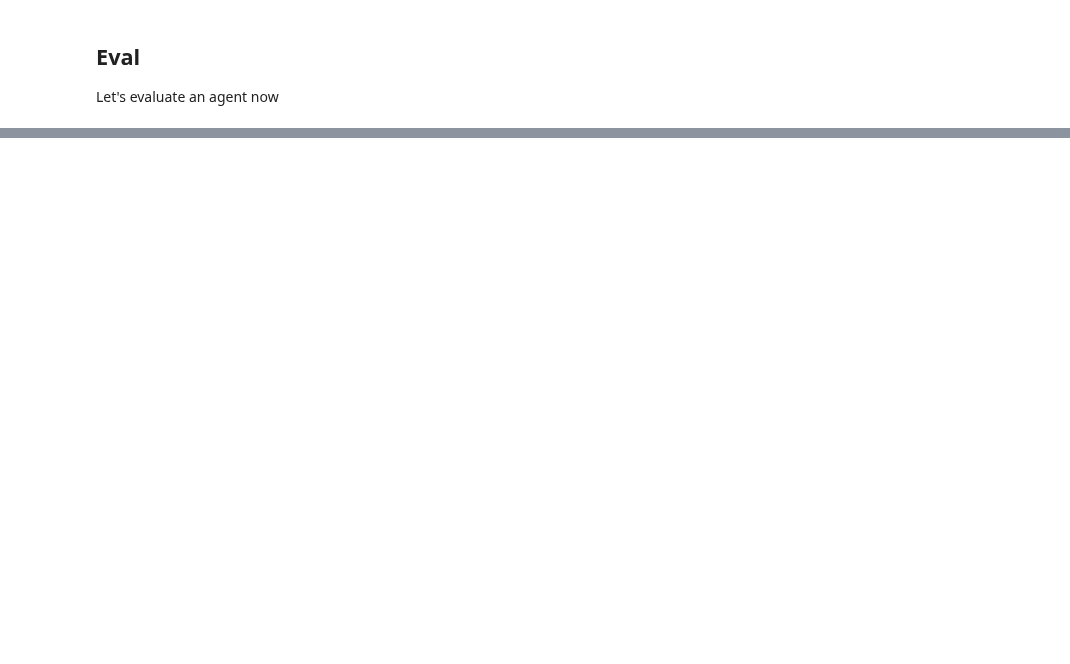
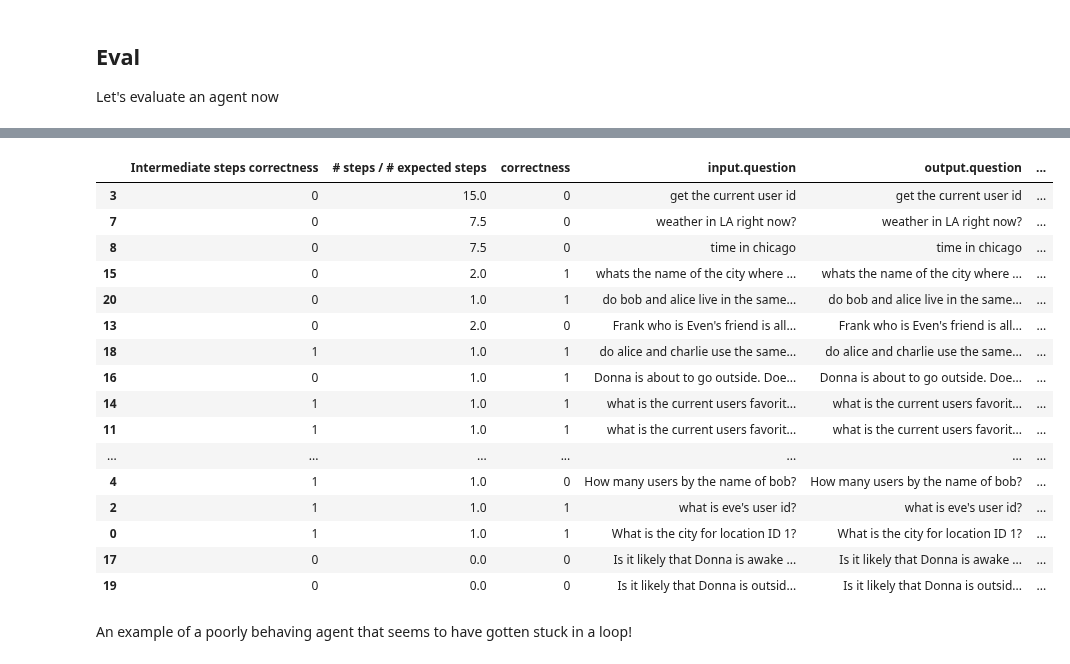
Before and after one commit to langchain-ai/langchain-benchmarks, a Jupyter notebook: docs/source/notebooks/tool_usage.ipynb, the cells around one changed output, grey strips where cells are left out. Saved outputs shown, nothing was run; the diff lists cells and outputs as text; code cells hidden in the pictures; blank space fills up the shorter version.

```diff
--- a/docs/source/notebooks/tool_usage.ipynb
+++ b/docs/source/notebooks/tool_usage.ipynb
@@ -137,7 +82,7 @@ client = Client()
 # %%
 test_run = client.run_on_dataset(
     dataset_name=task.name,
-    llm_or_chain_factory=agent_factory,
+    llm_or_chain_factory=agent_factory.create,
     evaluation=STANDARD_AGENT_EVALUATOR,
     verbose=True,
     tags=["openai-functions"],
@@ -144,0 +111,5 @@ test_run = client.run_on_dataset(
+# %%
+import pandas as pd
+
+df = test_run.to_dataframe()
+df = pd.json_normalize(df.to_dict(orient="records"))
@@ -144,0 +120,3 @@ test_run = client.run_on_dataset(
+# %%
+df["num_expected_steps"] = df["reference.expected_steps"].apply(len)
+df["actual_number_of_steps"] = df["output.intermediate_steps"].apply(len)
@@ -144,0 +132,24 @@ test_run = client.run_on_dataset(
+# %%
+df = df.sort_values("actual_number_of_steps", ascending=False)
+# %%
+df
+# %% [output]
+|  | Intermediate steps correctness | # steps / # expected steps | correctness | input.question | output.question | ... |
+| 3 | 0 | 15.0 | 0 | get the current user id | get the current user id | ... |
+| 7 | 0 | 7.5 | 0 | weather in LA right now? | weather in LA right now? | ... |
+| 8 | 0 | 7.5 | 0 | time in chicago | time in chicago | ... |
+| 15 | 0 | 2.0 | 1 | whats the name of the city where ... | whats the name of the city where ... | ... |
+| 20 | 0 | 1.0 | 1 | do bob and alice live in the same... | do bob and alice live in the same... | ... |
+| 13 | 0 | 2.0 | 0 | Frank who is Even's friend is all... | Frank who is Even's friend is all... | ... |
+| 18 | 1 | 1.0 | 1 | do alice and charlie use the same... | do alice and charlie use the same... | ... |
+| 16 | 0 | 1.0 | 1 | Donna is about to go outside. Doe... | Donna is about to go outside. Doe... | ... |
+| 14 | 1 | 1.0 | 1 | what is the current users favorit... | what is the current users favorit... | ... |
+| 11 | 1 | 1.0 | 1 | what is the current users favorit... | what is the current users favorit... | ... |
+| ... | ... | ... | ... | ... | ... | ... |
+| 4 | 1 | 1.0 | 0 | How many users by the name of bob? | How many users by the name of bob? | ... |
+| 2 | 1 | 1.0 | 1 | what is eve's user id? | what is eve's user id? | ... |
+| 0 | 1 | 1.0 | 1 | What is the city for location ID 1? | What is the city for location ID 1? | ... |
+| 17 | 0 | 0.0 | 0 | Is it likely that Donna is awake ... | Is it likely that Donna is awake ... | ... |
+| 19 | 0 | 0.0 | 0 | Is it likely that Donna is outsid... | Is it likely that Donna is outsid... | ... |
+# %% [markdown]
+An example of a poorly behaving agent that seems to have gotten stuck in a loop!
```
Also changed, not shown: parts of 13 cells of this notebook, 9 other files.
